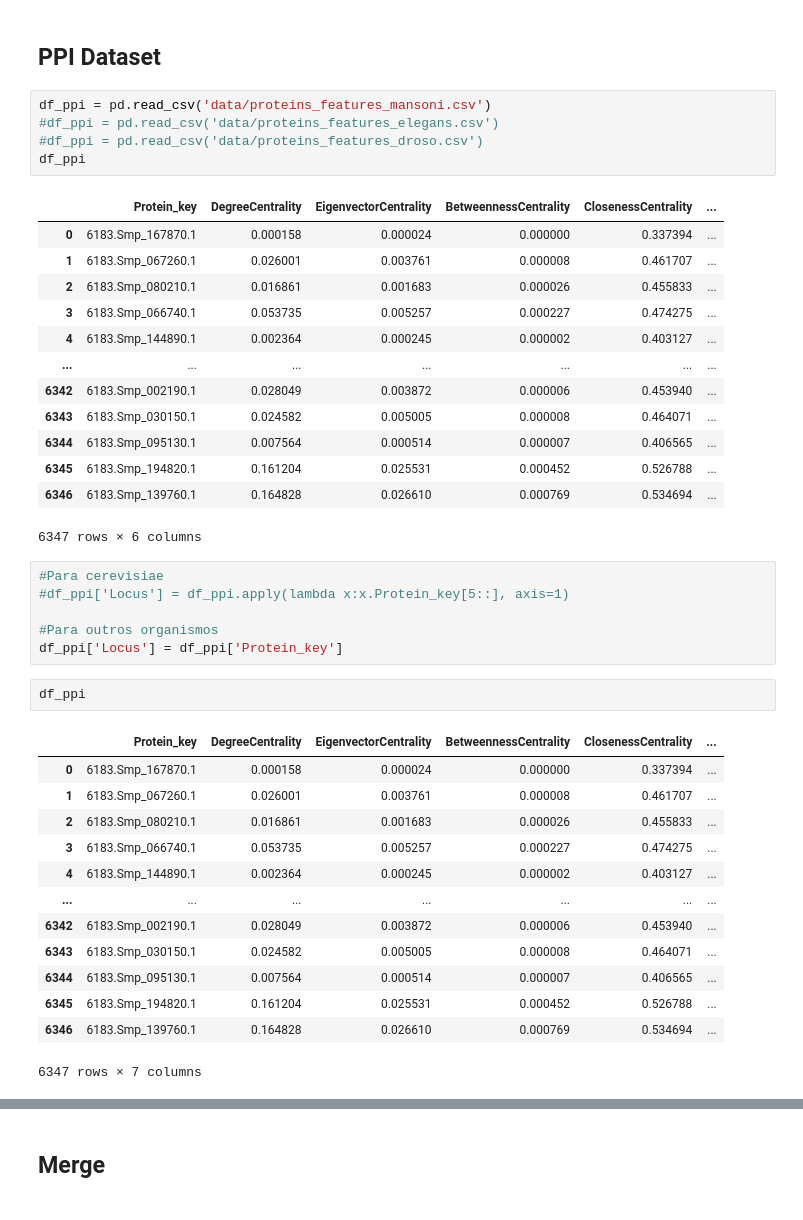
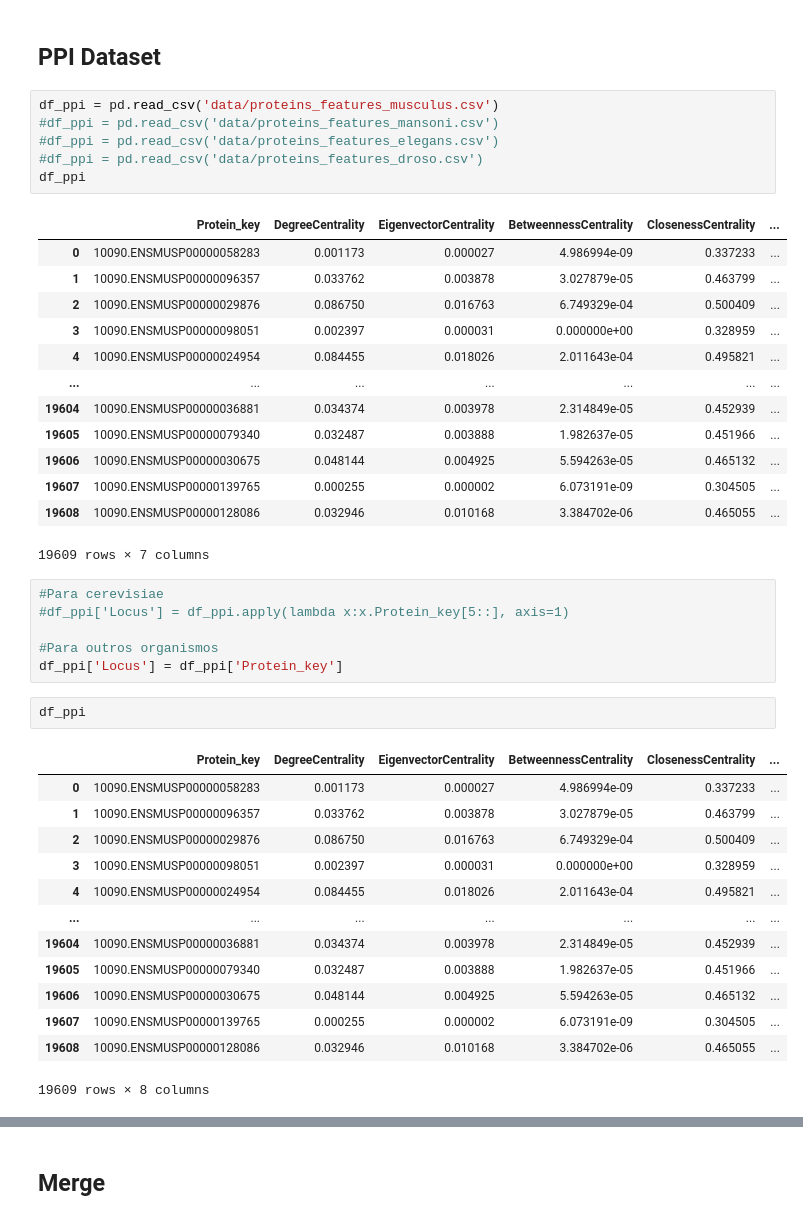
Before and after one commit to JessicaIta/sequence-protein-features, a Jupyter notebook: sequence-protein-features.ipynb, the cells around one changed output, grey strips where cells are left out. Saved outputs shown, nothing was run; the diff lists cells and outputs as text.

Commit message:
Mus Musculus

```diff
--- a/sequence-protein-features.ipynb
+++ b/sequence-protein-features.ipynb
@@ -148,24 +149,25 @@ df_bio
 # %% [markdown]
 ## PPI Dataset
 # %%
-df_ppi = pd.read_csv('data/proteins_features_mansoni.csv')
+df_ppi = pd.read_csv('data/proteins_features_musculus.csv')
+#df_ppi = pd.read_csv('data/proteins_features_mansoni.csv')
 #df_ppi = pd.read_csv('data/proteins_features_elegans.csv')
 #df_ppi = pd.read_csv('data/proteins_features_droso.csv')
 df_ppi
 # %% [output]
 |  | Protein_key | DegreeCentrality | EigenvectorCentrality | BetweennessCentrality | ClosenessCentrality | ... |
-| 0 | 6183.Smp_167870.1 | 0.000158 | 0.000024 | 0.000000 | 0.337394 | ... |
-| 1 | 6183.Smp_067260.1 | 0.026001 | 0.003761 | 0.000008 | 0.461707 | ... |
-| 2 | 6183.Smp_080210.1 | 0.016861 | 0.001683 | 0.000026 | 0.455833 | ... |
-| 3 | 6183.Smp_066740.1 | 0.053735 | 0.005257 | 0.000227 | 0.474275 | ... |
-| 4 | 6183.Smp_144890.1 | 0.002364 | 0.000245 | 0.000002 | 0.403127 | ... |
+| 0 | 10090.ENSMUSP00000058283 | 0.001173 | 0.000027 | 4.986994e-09 | 0.337233 | ... |
+| 1 | 10090.ENSMUSP00000096357 | 0.033762 | 0.003878 | 3.027879e-05 | 0.463799 | ... |
+| 2 | 10090.ENSMUSP00000029876 | 0.086750 | 0.016763 | 6.749329e-04 | 0.500409 | ... |
+| 3 | 10090.ENSMUSP00000098051 | 0.002397 | 0.000031 | 0.000000e+00 | 0.328959 | ... |
+| 4 | 10090.ENSMUSP00000024954 | 0.084455 | 0.018026 | 2.011643e-04 | 0.495821 | ... |
 | ... | ... | ... | ... | ... | ... | ... |
-| 6342 | 6183.Smp_002190.1 | 0.028049 | 0.003872 | 0.000006 | 0.453940 | ... |
-| 6343 | 6183.Smp_030150.1 | 0.024582 | 0.005005 | 0.000008 | 0.464071 | ... |
-| 6344 | 6183.Smp_095130.1 | 0.007564 | 0.000514 | 0.000007 | 0.406565 | ... |
-| 6345 | 6183.Smp_194820.1 | 0.161204 | 0.025531 | 0.000452 | 0.526788 | ... |
-| 6346 | 6183.Smp_139760.1 | 0.164828 | 0.026610 | 0.000769 | 0.534694 | ... |
+| 19604 | 10090.ENSMUSP00000036881 | 0.034374 | 0.003978 | 2.314849e-05 | 0.452939 | ... |
+| 19605 | 10090.ENSMUSP00000079340 | 0.032487 | 0.003888 | 1.982637e-05 | 0.451966 | ... |
+| 19606 | 10090.ENSMUSP00000030675 | 0.048144 | 0.004925 | 5.594263e-05 | 0.465132 | ... |
+| 19607 | 10090.ENSMUSP00000139765 | 0.000255 | 0.000002 | 6.073191e-09 | 0.304505 | ... |
+| 19608 | 10090.ENSMUSP00000128086 | 0.032946 | 0.010168 | 3.384702e-06 | 0.465055 | ... |
-6347 rows × 6 columns
+19609 rows × 7 columns
 # %%
 #Para cerevisiae
 #df_ppi['Locus'] = df_ppi.apply(lambda x:x.Protein_key[5::], axis=1)
@@ -176,18 +178,18 @@ df_ppi['Locus'] = df_ppi['Protein_key']
 df_ppi
 # %% [output]
 |  | Protein_key | DegreeCentrality | EigenvectorCentrality | BetweennessCentrality | ClosenessCentrality | ... |
-| 0 | 6183.Smp_167870.1 | 0.000158 | 0.000024 | 0.000000 | 0.337394 | ... |
-| 1 | 6183.Smp_067260.1 | 0.026001 | 0.003761 | 0.000008 | 0.461707 | ... |
-| 2 | 6183.Smp_080210.1 | 0.016861 | 0.001683 | 0.000026 | 0.455833 | ... |
-| 3 | 6183.Smp_066740.1 | 0.053735 | 0.005257 | 0.000227 | 0.474275 | ... |
-| 4 | 6183.Smp_144890.1 | 0.002364 | 0.000245 | 0.000002 | 0.403127 | ... |
+| 0 | 10090.ENSMUSP00000058283 | 0.001173 | 0.000027 | 4.986994e-09 | 0.337233 | ... |
+| 1 | 10090.ENSMUSP00000096357 | 0.033762 | 0.003878 | 3.027879e-05 | 0.463799 | ... |
+| 2 | 10090.ENSMUSP00000029876 | 0.086750 | 0.016763 | 6.749329e-04 | 0.500409 | ... |
+| 3 | 10090.ENSMUSP00000098051 | 0.002397 | 0.000031 | 0.000000e+00 | 0.328959 | ... |
+| 4 | 10090.ENSMUSP00000024954 | 0.084455 | 0.018026 | 2.011643e-04 | 0.495821 | ... |
 | ... | ... | ... | ... | ... | ... | ... |
-| 6342 | 6183.Smp_002190.1 | 0.028049 | 0.003872 | 0.000006 | 0.453940 | ... |
-| 6343 | 6183.Smp_030150.1 | 0.024582 | 0.005005 | 0.000008 | 0.464071 | ... |
-| 6344 | 6183.Smp_095130.1 | 0.007564 | 0.000514 | 0.000007 | 0.406565 | ... |
-| 6345 | 6183.Smp_194820.1 | 0.161204 | 0.025531 | 0.000452 | 0.526788 | ... |
-| 6346 | 6183.Smp_139760.1 | 0.164828 | 0.026610 | 0.000769 | 0.534694 | ... |
+| 19604 | 10090.ENSMUSP00000036881 | 0.034374 | 0.003978 | 2.314849e-05 | 0.452939 | ... |
+| 19605 | 10090.ENSMUSP00000079340 | 0.032487 | 0.003888 | 1.982637e-05 | 0.451966 | ... |
+| 19606 | 10090.ENSMUSP00000030675 | 0.048144 | 0.004925 | 5.594263e-05 | 0.465132 | ... |
+| 19607 | 10090.ENSMUSP00000139765 | 0.000255 | 0.000002 | 6.073191e-09 | 0.304505 | ... |
+| 19608 | 10090.ENSMUSP00000128086 | 0.032946 | 0.010168 | 3.384702e-06 | 0.465055 | ... |
-6347 rows × 7 columns
+19609 rows × 8 columns
 # %%
 df_ppi[df_ppi['is_essential'] == 1]
 # %% [output]
```
Also changed, not shown: parts of 7 cells of this notebook, 3 other files.
